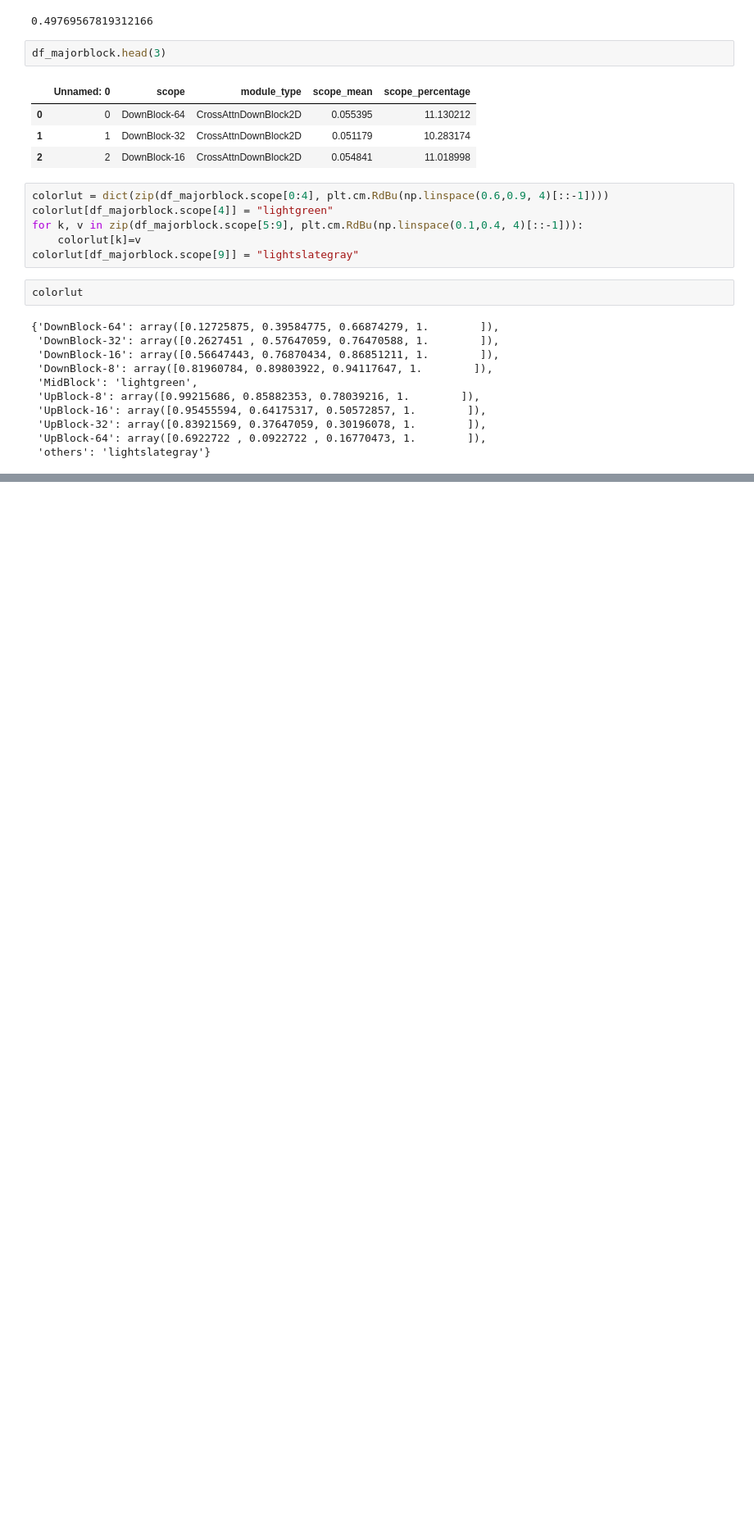
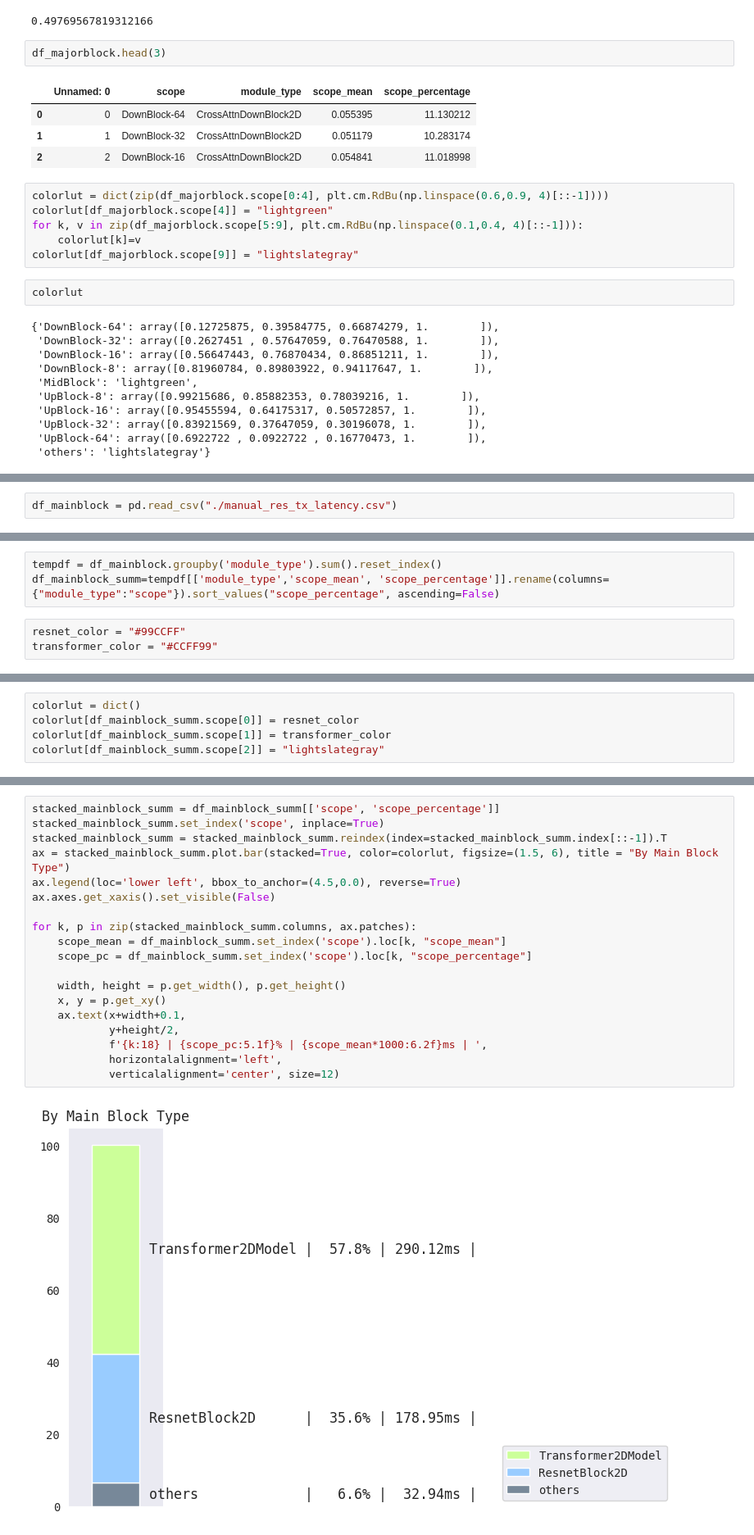
Before and after one commit to vuiseng9/diffusers, a Jupyter notebook: profile/text2img-sdv1.5-diffstep20-res512/plot.ipynb, the cells around one changed output, grey strips where cells are left out. Shown at 82% size. Drawn from its saved outputs; the diff is of its cells as text; blank space fills up the shorter version.

```diff
--- a/profile/text2img-sdv1.5-diffstep20-res512/plot.ipynb
+++ b/profile/text2img-sdv1.5-diffstep20-res512/plot.ipynb
@@ -90,0 +166,2 @@ for key, p, relval, absval  in zip(sorted_df_majorblock.index, ax.patches, sorte
+# %%
+df_mainblock = pd.read_csv("./manual_res_tx_latency.csv")
@@ -90,0 +176,6 @@ for key, p, relval, absval  in zip(sorted_df_majorblock.index, ax.patches, sorte
+# %%
+tempdf = df_mainblock.groupby('module_type').sum().reset_index()
+df_mainblock_summ=tempdf[['module_type','scope_mean', 'scope_percentage']].rename(columns={"module_type":"scope"}).sort_values("scope_percentage", ascending=False)
+# %%
+resnet_color = "#99CCFF"
+transformer_color = "#CCFF99"
@@ -90,0 +189,5 @@ for key, p, relval, absval  in zip(sorted_df_majorblock.index, ax.patches, sorte
+# %%
+colorlut = dict()
+colorlut[df_mainblock_summ.scope[0]] = resnet_color
+colorlut[df_mainblock_summ.scope[1]] = transformer_color
+colorlut[df_mainblock_summ.scope[2]] = "lightslategray"
@@ -90,0 +200,21 @@ for key, p, relval, absval  in zip(sorted_df_majorblock.index, ax.patches, sorte
+# %%
+stacked_mainblock_summ = df_mainblock_summ[['scope', 'scope_percentage']]
+stacked_mainblock_summ.set_index('scope', inplace=True)
+stacked_mainblock_summ = stacked_mainblock_summ.reindex(index=stacked_mainblock_summ.index[::-1]).T
+ax = stacked_mainblock_summ.plot.bar(stacked=True, color=colorlut, figsize=(1.5, 6), title = "By Main Block Type")
+ax.legend(loc='lower left', bbox_to_anchor=(4.5,0.0), reverse=True)
+ax.axes.get_xaxis().set_visible(False)
+
+for k, p in zip(stacked_mainblock_summ.columns, ax.patches):
+    scope_mean = df_mainblock_summ.set_index('scope').loc[k, "scope_mean"]
+    scope_pc = df_mainblock_summ.set_index('scope').loc[k, "scope_percentage"]
+
+    width, height = p.get_width(), p.get_height()
+    x, y = p.get_xy()
+    ax.text(x+width+0.1,
+            y+height/2,
+            f'{k:18} | {scope_pc:5.1f}% | {scope_mean*1000:6.2f}ms | ',
+            horizontalalignment='left',
+            verticalalignment='center', size=12)
+# %% [output]
+[figure, added]
```
Also changed, not shown: parts of 34 cells of this notebook, 18 other files.
